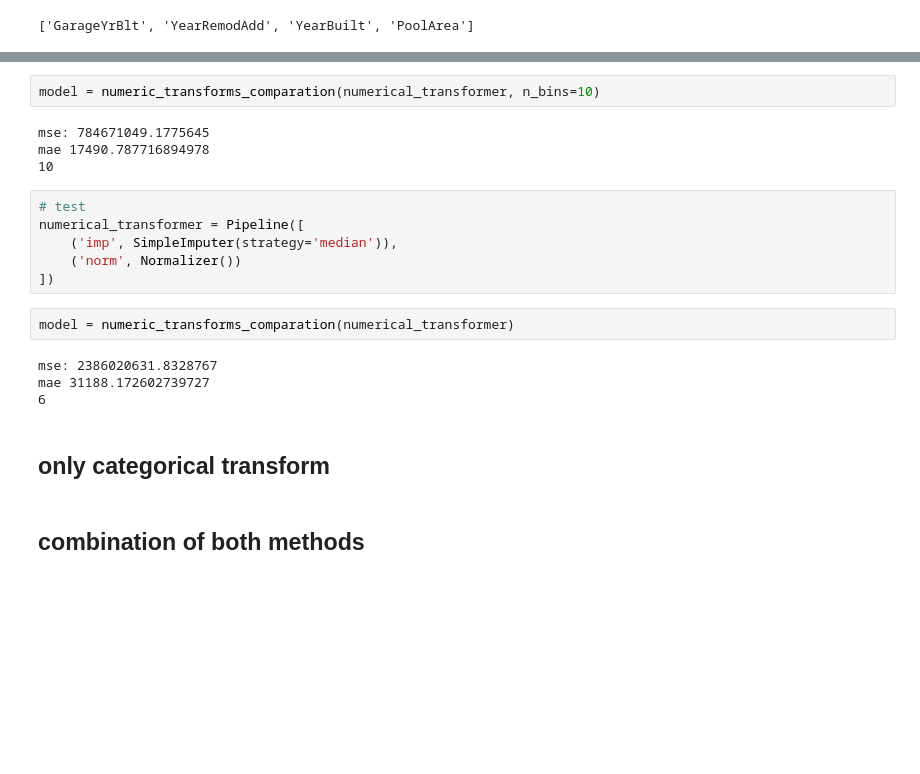
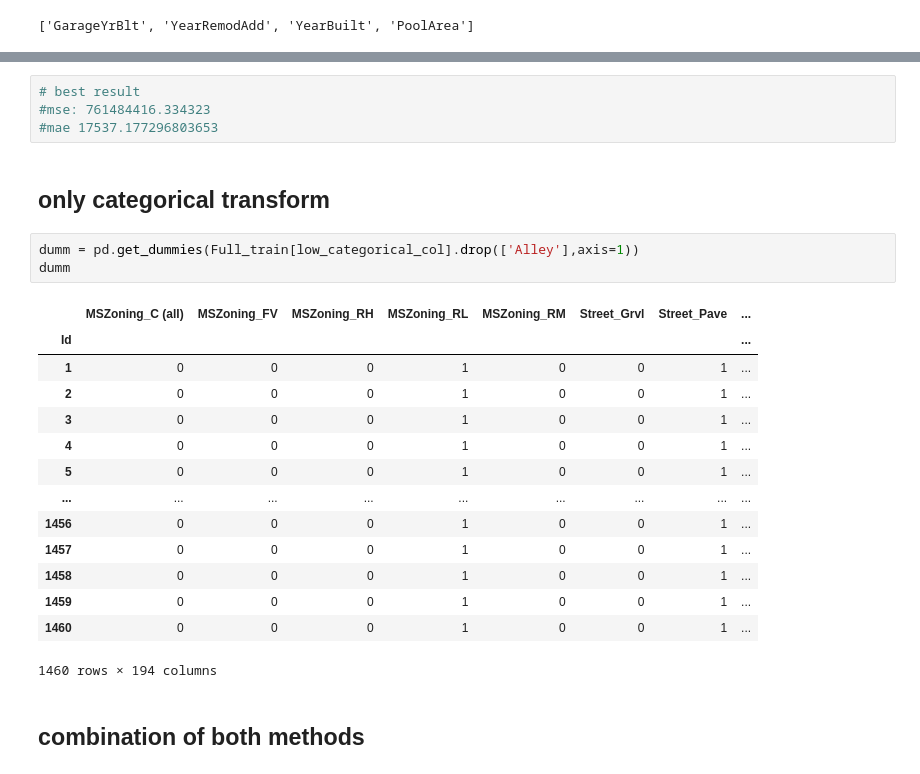
Before and after one commit to Golden-dreamer/kaggle-house, a Jupyter notebook: Solution.ipynb, the cells around one changed output, grey strips where cells are left out. Saved outputs shown, nothing was run; the diff lists cells and outputs as text; blank space fills up the shorter version.

```diff
--- a/Solution.ipynb
+++ b/Solution.ipynb
@@ -442,23 +472,27 @@ numerical_transformer = Pipeline([
-# %%
-model = numeric_transforms_comparation(numerical_transformer, n_bins=10)
-# %% [output]
-mse: 784671049.1775645
-mae 17490.787716894978
-10
-# %%
-# test
-numerical_transformer = Pipeline([
-    ('imp', SimpleImputer(strategy='median')),
-    ('norm', Normalizer())
-])
-# %%
-model = numeric_transforms_comparation(numerical_transformer)
-# %% [output]
-mse: 2386020631.8328767
-mae 31188.172602739727
-6
+# %%
+# best result
+#mse: 761484416.334323
+#mae 17537.177296803653
 # %% [markdown]
 ## only categorical transform
+# %%
+dumm = pd.get_dummies(Full_train[low_categorical_col].drop(['Alley'],axis=1))
+dumm
+# %% [output]
+|  | MSZoning_C (all) | MSZoning_FV | MSZoning_RH | MSZoning_RL | MSZoning_RM | Street_Grvl | Street_Pave | ... |
+| Id |  |  |  |  |  |  |  | ... |
+| 1 | 0 | 0 | 0 | 1 | 0 | 0 | 1 | ... |
+| 2 | 0 | 0 | 0 | 1 | 0 | 0 | 1 | ... |
+| 3 | 0 | 0 | 0 | 1 | 0 | 0 | 1 | ... |
+| 4 | 0 | 0 | 0 | 1 | 0 | 0 | 1 | ... |
+| 5 | 0 | 0 | 0 | 1 | 0 | 0 | 1 | ... |
+| ... | ... | ... | ... | ... | ... | ... | ... | ... |
+| 1456 | 0 | 0 | 0 | 1 | 0 | 0 | 1 | ... |
+| 1457 | 0 | 0 | 0 | 1 | 0 | 0 | 1 | ... |
+| 1458 | 0 | 0 | 0 | 1 | 0 | 0 | 1 | ... |
+| 1459 | 0 | 0 | 0 | 1 | 0 | 0 | 1 | ... |
+| 1460 | 0 | 0 | 0 | 1 | 0 | 0 | 1 | ... |
+1460 rows × 194 columns
 # %% [markdown]
 ## combination of both methods
 # %%
```
Also changed, not shown: parts of 22 cells of this notebook, 1 other file.
